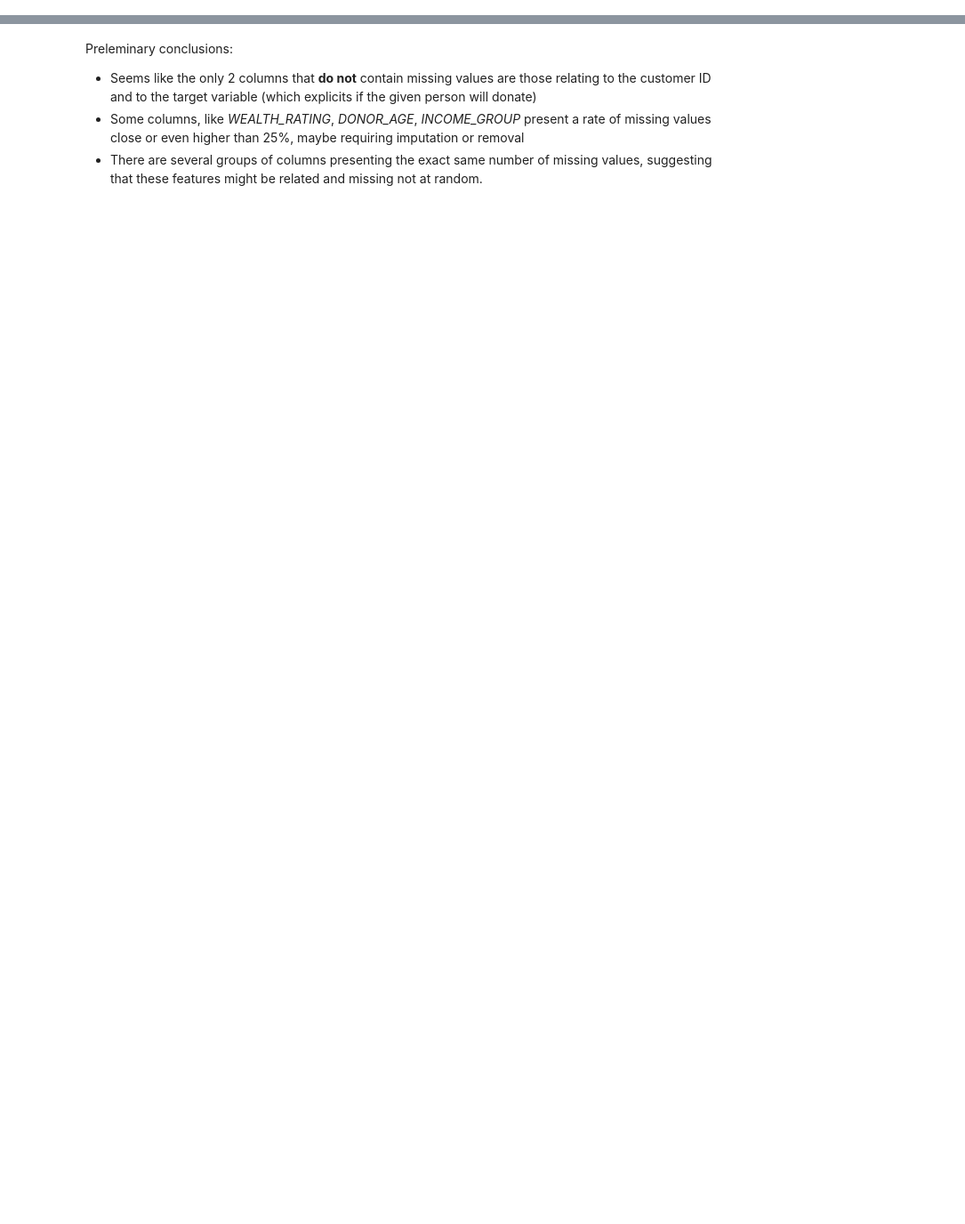
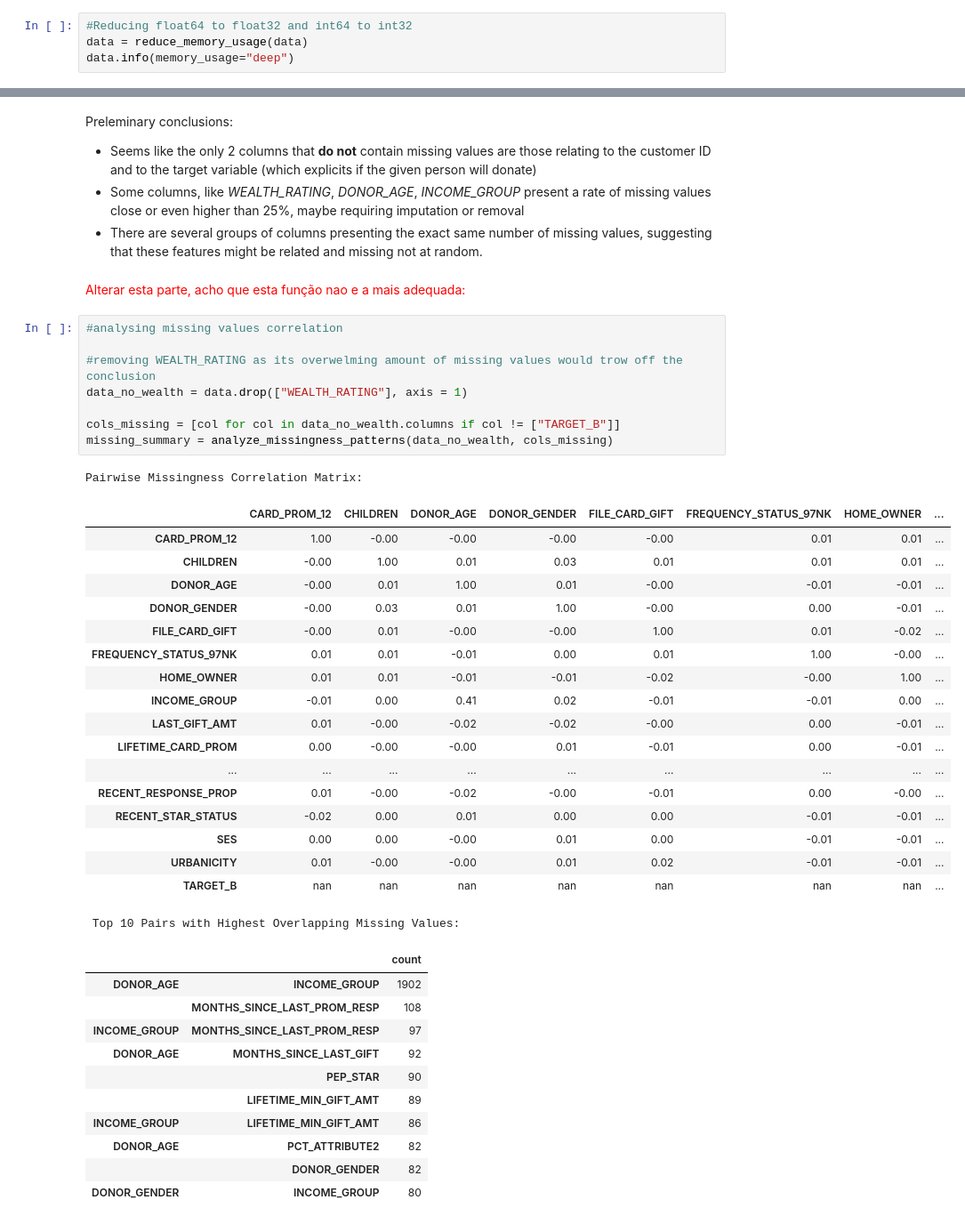
Before and after one commit to Pinky-Tie/Predicting_Donor_Response, a Jupyter notebook: EDA.ipynb, the cells around one changed output, grey strips where cells are left out. Shown at 89% size. Drawn from its saved outputs; the diff is of its cells as text; blank space fills up the shorter version.

Commit message:
keeping up with EDA, missing values and organization

```diff
--- a/EDA.ipynb
+++ b/EDA.ipynb
@@ -78,0 +157,4 @@ memory usage: 4.7+ MB
+# %%
+#Reducing float64 to float32 and int64 to int32
+data = reduce_memory_usage(data)
+data.info(memory_usage="deep")
@@ -112,3 +223,44 @@ Preleminary conclusions:
 - Seems like the only 2 columns that **do not** contain missing values are those relating to the customer ID and to the target variable (which explicits if the given person will donate)
 - Some columns, like *WEALTH_RATING*, *DONOR_AGE*, *INCOME_GROUP* present a rate of missing values close or even higher than 25%, maybe requiring imputation or removal
 - There are several groups of columns presenting the exact same number of missing values, suggesting that these features might be related and missing not at random.
+# %% [markdown]
+<div style="color: red;">Alterar esta parte, acho que esta função nao e a mais adequada:</div>
+# %%
+#analysing missing values correlation
+
+#removing WEALTH_RATING as its overwelming amount of missing values would trow off the conclusion
+data_no_wealth = data.drop(["WEALTH_RATING"], axis = 1)
+
+cols_missing = [col for col in data_no_wealth.columns if col != ["TARGET_B"]]
+missing_summary = analyze_missingness_patterns(data_no_wealth, cols_missing)
+# %% [output]
+Pairwise Missingness Correlation Matrix:
+|  | CARD_PROM_12 | CHILDREN | DONOR_AGE | DONOR_GENDER | FILE_CARD_GIFT | FREQUENCY_STATUS_97NK | HOME_OWNER | ... |
+| CARD_PROM_12 | 1.00 | -0.00 | -0.00 | -0.00 | -0.00 | 0.01 | 0.01 | ... |
+| CHILDREN | -0.00 | 1.00 | 0.01 | 0.03 | 0.01 | 0.01 | 0.01 | ... |
+| DONOR_AGE | -0.00 | 0.01 | 1.00 | 0.01 | -0.00 | -0.01 | -0.01 | ... |
+| DONOR_GENDER | -0.00 | 0.03 | 0.01 | 1.00 | -0.00 | 0.00 | -0.01 | ... |
+| FILE_CARD_GIFT | -0.00 | 0.01 | -0.00 | -0.00 | 1.00 | 0.01 | -0.02 | ... |
+| FREQUENCY_STATUS_97NK | 0.01 | 0.01 | -0.01 | 0.00 | 0.01 | 1.00 | -0.00 | ... |
+| HOME_OWNER | 0.01 | 0.01 | -0.01 | -0.01 | -0.02 | -0.00 | 1.00 | ... |
+| INCOME_GROUP | -0.01 | 0.00 | 0.41 | 0.02 | -0.01 | -0.01 | 0.00 | ... |
+| LAST_GIFT_AMT | 0.01 | -0.00 | -0.02 | -0.02 | -0.00 | 0.00 | -0.01 | ... |
+| LIFETIME_CARD_PROM | 0.00 | -0.00 | -0.00 | 0.01 | -0.01 | 0.00 | -0.01 | ... |
+| ... | ... | ... | ... | ... | ... | ... | ... | ... |
+| RECENT_RESPONSE_PROP | 0.01 | -0.00 | -0.02 | -0.00 | -0.01 | 0.00 | -0.00 | ... |
+| RECENT_STAR_STATUS | -0.02 | 0.00 | 0.01 | 0.00 | 0.00 | -0.01 | -0.01 | ... |
+| SES | 0.00 | 0.00 | -0.00 | 0.01 | 0.00 | -0.01 | -0.01 | ... |
+| URBANICITY | 0.01 | -0.00 | -0.00 | 0.01 | 0.02 | -0.01 | -0.01 | ... |
+| TARGET_B | nan | nan | nan | nan | nan | nan | nan | ... |
+ Top 10 Pairs with Highest Overlapping Missing Values:
+|  |  | count |
+| DONOR_AGE | INCOME_GROUP | 1902 |
+|  | MONTHS_SINCE_LAST_PROM_RESP | 108 |
+| INCOME_GROUP | MONTHS_SINCE_LAST_PROM_RESP | 97 |
+| DONOR_AGE | MONTHS_SINCE_LAST_GIFT | 92 |
+|  | PEP_STAR | 90 |
+|  | LIFETIME_MIN_GIFT_AMT | 89 |
+| INCOME_GROUP | LIFETIME_MIN_GIFT_AMT | 86 |
+| DONOR_AGE | PCT_ATTRIBUTE2 | 82 |
+|  | DONOR_GENDER | 82 |
+| DONOR_GENDER | INCOME_GROUP | 80 |
```
Also changed, not shown: parts of 16 cells of this notebook, 1 other file.
